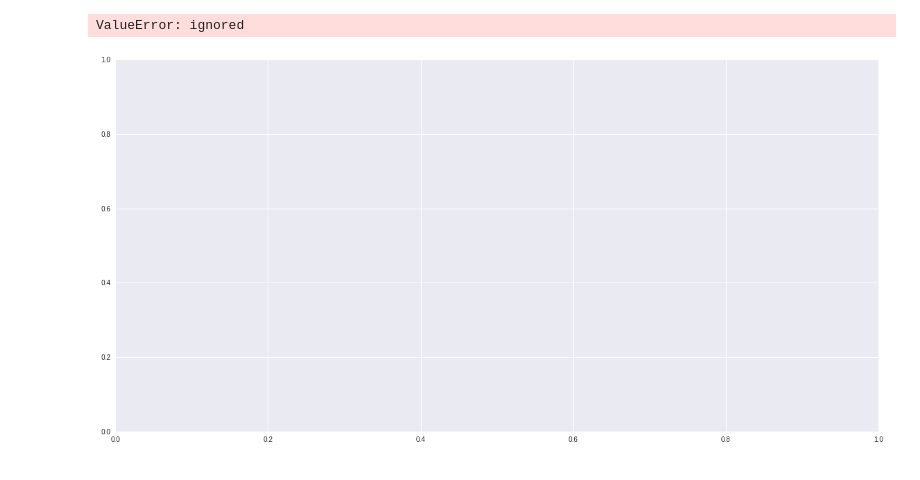
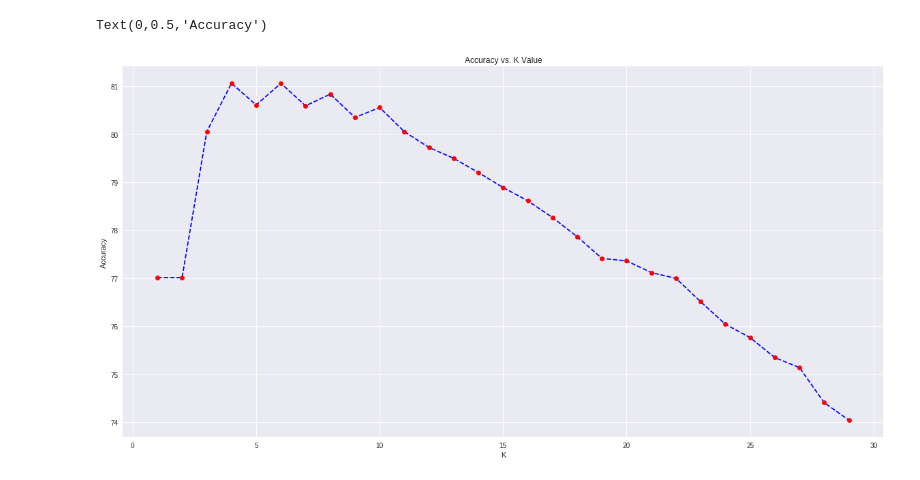
Before and after one commit to rizkiar00/K-Nearest-Neighbour, a Jupyter notebook: KNN.ipynb, the cells around one changed output. Drawn from its saved outputs; the diff is of its cells as text; code cells hidden in the pictures.

```diff
--- a/KNN.ipynb
+++ b/KNN.ipynb
@@ -63,6 +65,7 @@ def getResponse(neighbors):
       classVotes[response] += 1
     else:
       classVotes[response] = 1
+  arr = np.array(classVotes.items())
   sortedVotes = sorted(classVotes.items(), key=operator.itemgetter(1), reverse=True)
   return sortedVotes[0][0]
 
@@ -90,18 +79,24 @@ def getAccuracy(testSet, predictions):
 # %%
 #TRAIN YANG BANYAK TEST YANG DIKIT
 #XTRAIN = INPUT TRAIN. YTRAIN = OUTPUT TRAIN
-predictions=[]
-k = 20
-X_train, X_test, y_train, y_test = train_test_split(scaled_features,data['Y'],test_size=0.80)
-y_train = np.array(y_train)
-trainingSet = np.append(X_train,y_train[:, None],axis=1)
-testSet = np.append(X_test,y_test[:, None],axis=1)
-for y in range(1,k):
-  predictions=[]
-  for x in range(len(testSet)):
-    neighbors = getNeighbors(trainingSet, testSet[x], y)
-    result = getResponse(neighbors)
-    predictions.append(result)
-  accuracy = getAccuracy(testSet, predictions)
-  print('Accuracy: ' + repr(accuracy) + '%')
+q = 10 #Beraoa kali coba
+k = 30
+avgaccuracy=np.zeros(k-1)
+for z in range(1,q):
+  X_train, X_test, y_train, y_test = train_test_split(scaled_features,data['Y'],test_size=0.80)
+  y_train = np.array(y_train)
+  trainingSet = np.append(X_train,y_train[:, None],axis=1)
+  testSet = np.append(X_test,y_test[:, None],axis=1)
+  allacuracy=[]
+  for y in range(1,k):
+    predictions=[]
+    for x in range(len(testSet)):
+      neighbors = getNeighbors(trainingSet, testSet[x], y)
+      result = getResponse(neighbors)
+      predictions.append(result)
+    accuracy = getAccuracy(testSet, predictions)
+    allacuracy.append(accuracy)
+  avgaccuracy+=np.array(allacuracy)
+avgaccuracy = avgaccuracy / (q-1)
+print(avgaccuracy)
 # %% [output]
@@ -127,10 +108,10 @@ Accuracy: 74.21875%
 # %%
 plt.figure(figsize=(20,10))
-plt.plot(range(1,k),accuracy,color='blue', linestyle='dashed', marker='o',
+plt.plot(range(1,k),avgaccuracy,color='blue', linestyle='dashed', marker='o',
          markerfacecolor='red', markersize=7)
 plt.title('Accuracy vs. K Value')
 plt.xlabel('K')
-plt.ylabel('Error Rate')
+plt.ylabel('Accuracy')
 # %% [output]
-ValueError: ignored
+Text(0,0.5,'Accuracy')
-[figure, old version]
+[figure, new version]
```
Also changed, not shown: parts of 7 cells of this notebook.
